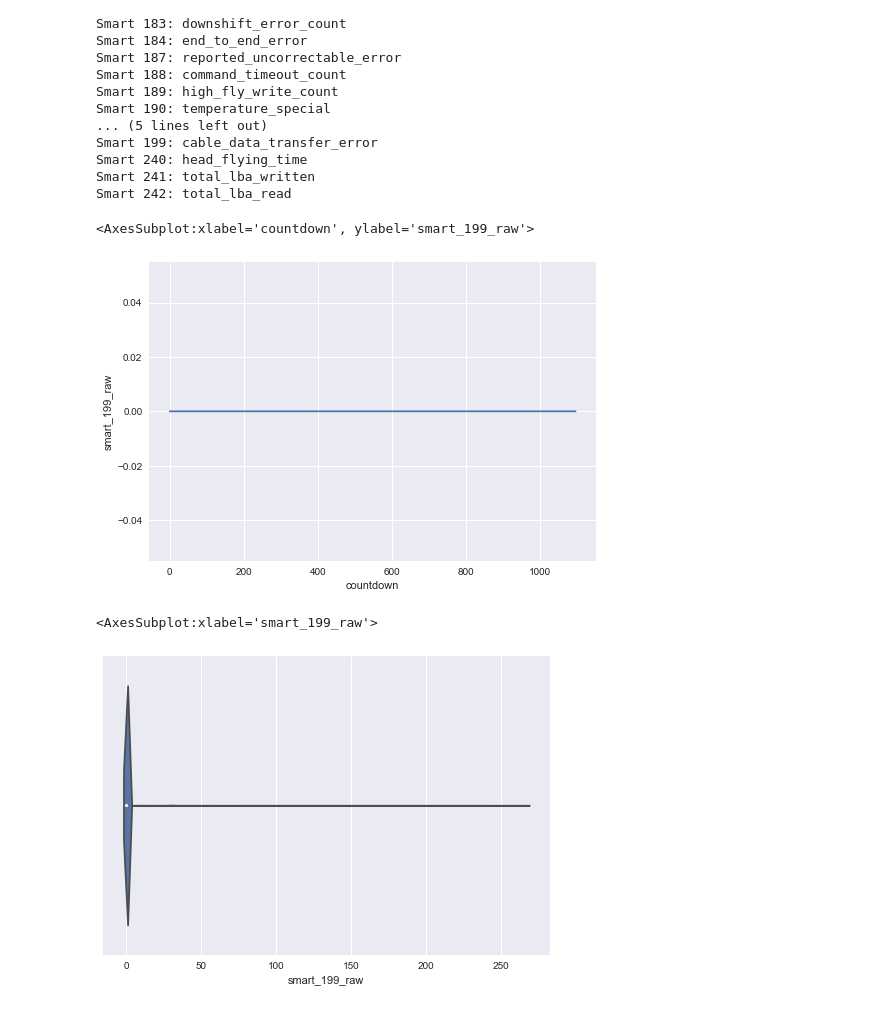
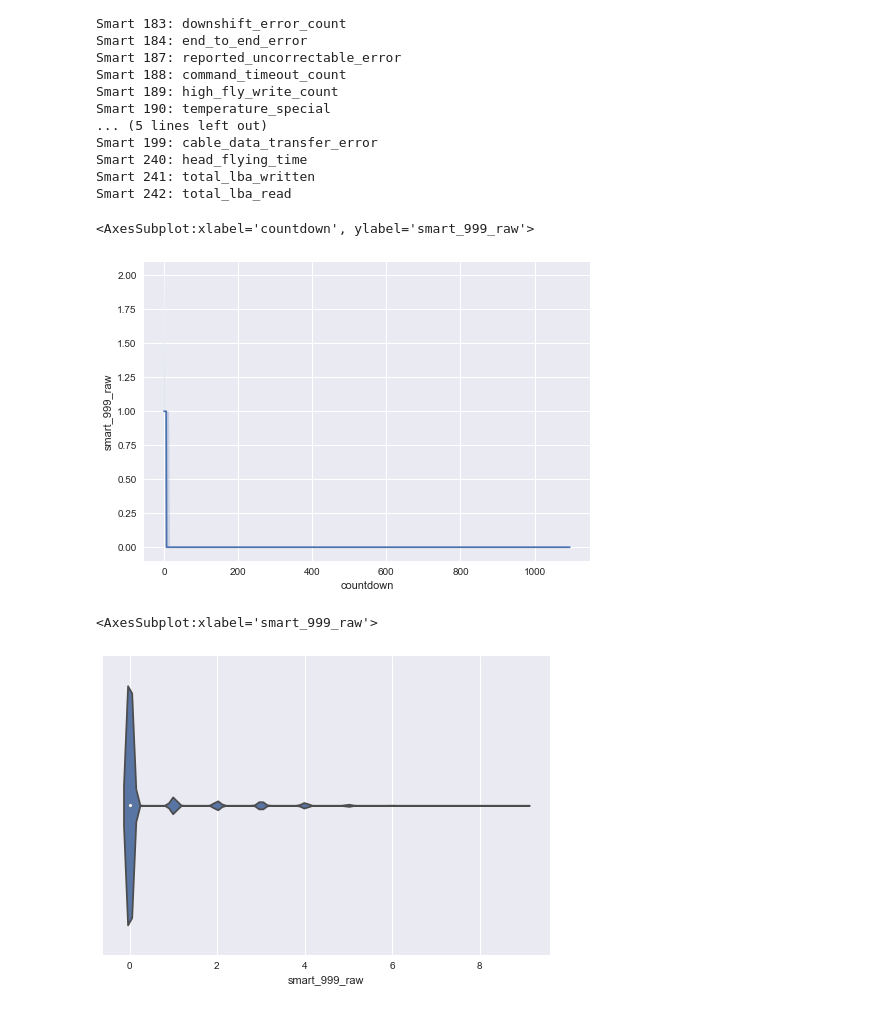
Before and after one commit to wcmphysics/DataScienceBootcamp-Capstone, a Jupyter notebook: notebooks/cmw_modeling.ipynb, the cells around one changed output. Drawn from its saved outputs; the diff is of its cells as text; code cells hidden in the pictures.

```diff
--- a/notebooks/cmw_modeling.ipynb
+++ b/notebooks/cmw_modeling.ipynb
@@ -44,5 +44,9 @@ from src.data.preprocessing import load_preprocess_data
 # %%
 repo_path = os.getcwd() + "/../"
 df_source = load_preprocess_data(path=repo_path)
-#df = create_features(df_source, interval=30, trigger_percentage=0.05)
-df = df_source.copy()
+df = create_features(df_source, interval=30, trigger_percentage=0.05)
+cols = df.columns.to_list()
+cols.remove("smart_999")
+cols.append("smart_999_raw")
+df.columns = pd.Index(cols)
+#df = df_source.copy()
@@ -142,7 +151,7 @@ key_smart_backblaze = [5, 187, 188, 197, 198] # https://www.backblaze.com/blog/w
 key_smart_wiki = [5, 10, 184, 187, 188, 196, 197, 198, 201] # https://en.wikipedia.org/wiki/S.M.A.R.T.
 key_smart_ai_paper = [3, 5, 7, 187, 188, 190, 197, 198] # https://www.sciencedirect.com/science/article/pii/S2666827021000219
 key_smart_preprocessed = [1, 4, 5, 7, 9, 12, 183, 184, 187, 188, 189, 190, 192, 193, 194, 197, 198, 199, 240, 241, 242]
-key_smart_check = [4, 5, 7, 9, 12, 183, 184, 187, 188, 189, 192, 193, 197, 198, 240, 241, 242]
+key_smart_check = [4, 5, 7, 9, 12, 183, 184, 187, 188, 189, 192, 193, 197, 198, 240, 241, 242, 999]
 key_smart_baseline = [5, 183, 184, 187]
 
 def smart2meaningful(col):
@@ -211,6 +220,8 @@ def keep_some_smart_column_for_dataframe(df, smart_to_keep=[], raw_or_normalized
     #cols_smart = [col for col in cols if "smart_" in col]
     #s = set(cols_smart)
     cols_smart = ["smart_" + str(i) + "_" + raw_or_normalized for i in smart_to_keep]
+    #cols_smart.remove('smart_999_raw')
+    #cols_smart.append('smart_999')
     return df[cols_nonsmart + cols_smart]
 
 def change_feature_dtype_for_dataframe(df, feature_to_change=[]):
@@ -255,9 +266,10 @@ Limit ourselves to some columns only:
 # choose smart and set up the column name
 #key_smart = [5, 183, 184, 187]
 #key_smart = [1, 4, 5, 7, 9, 12, 183, 184, 187, 188, 189, 190, 192, 193, 194, 197, 198, 199, 240, 241, 242]
-key_smart = [1, 4, 5, 7, 9, 12, 183, 184, 187, 188, 189, 192, 193, 197, 198, 199, 240, 241, 242]
+key_smart = key_smart_check
+
 column_name_smart = ["smart_" + str(i) + "_" + "raw" for i in key_smart]
-column_name = column_name_basic + column_name_smart
+#column_name = column_name_basic + column_name_smart
 column_name = column_name_basic + column_name_smart_raw
 print("Columns chosen for the dataframe:\n", column_name)
 
@@ -999,14 +1010,14 @@ Smart 240: head_flying_time
 Smart 241: total_lba_written
 Smart 242: total_lba_read
 # %%
-sns.lineplot(data=df_train, x='countdown', y='smart_199_raw', estimator=np.median)
+sns.lineplot(data=df_train, x='countdown', y='smart_999_raw', estimator=np.median)
 # %% [output]
-<AxesSubplot:xlabel='countdown', ylabel='smart_199_raw'>
+<AxesSubplot:xlabel='countdown', ylabel='smart_999_raw'>
-[figure, old version]
+[figure, new version]
 # %%
-sns.violinplot(data=df_train, x="smart_199_raw")
+sns.violinplot(data=df_train, x="smart_999_raw")
 #sns.violinplot
 # %% [output]
-<AxesSubplot:xlabel='smart_199_raw'>
+<AxesSubplot:xlabel='smart_999_raw'>
-[figure, old version]
+[figure, new version]
 # %%
```
Also changed, not shown: parts of 25 cells of this notebook.
